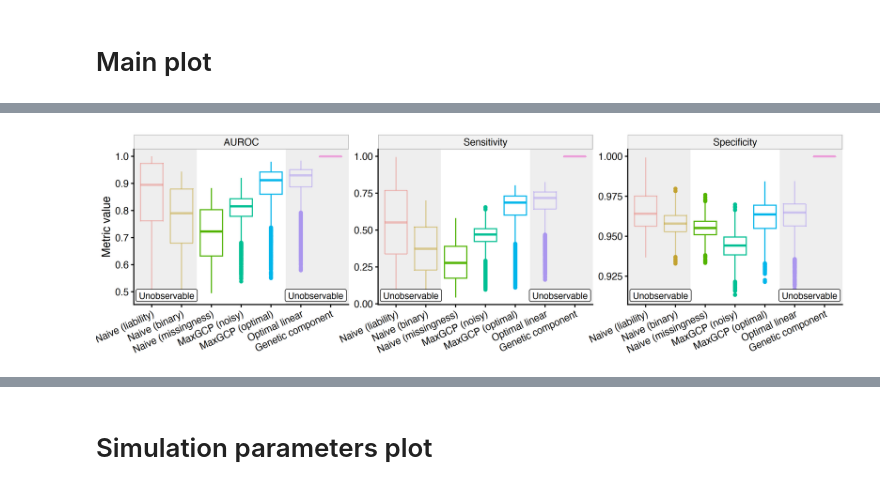
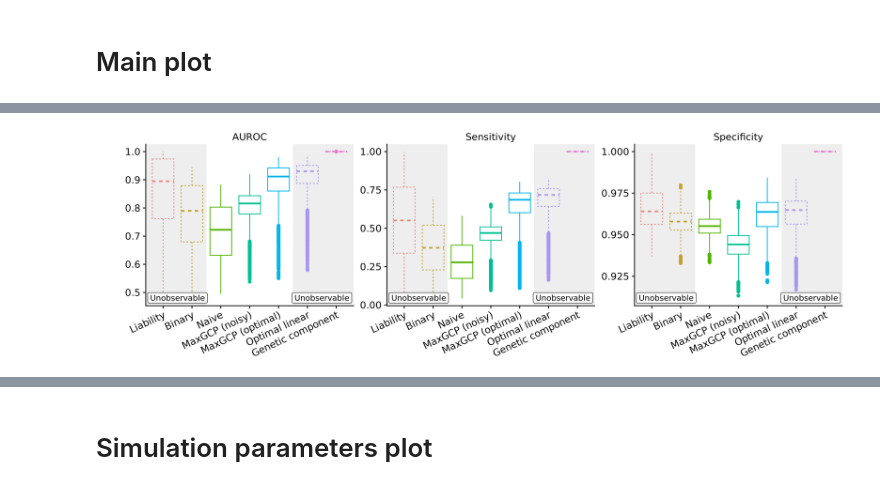
Before and after one commit to tatonetti-lab/maxgcp-analysis, a Jupyter notebook: 1.simulation/plot.ipynb, the cells around one changed output, grey strips where cells are left out. Cells and saved outputs as stored; diff of their text form; code cells hidden in the pictures.

```diff
--- a/1.simulation/plot.ipynb
+++ b/1.simulation/plot.ipynb
@@ -26,5 +11,5 @@ This is mgcv 1.9-1. For overview type 'help("mgcv-package")'.
 # %%
-full_df <- read_tsv("data/full_summary.tsv") %>%
+full_df <- read_tsv_arrow("data/full_summary.tsv.zst") %>%
     mutate(
         i = str_extract(path, "(?<=sim_)[0-9]+"),
         h = str_extract(path, "(?<=h_)[\\.0-9]+"),
@@ -110,45 +50,56 @@ main_plot <- full_df %>%
     mutate(
         method = method %>%
             recode_factor(
-                liability = "Naive (liability)",
-                `binary_m_0.0` = "Naive (binary)",
-                `binary_m_0.25` = "Naive (missingness)",
+                # liability = "Naive (liability)",
+                # `binary_m_0.0` = "Naive (binary)",
+                # `binary_m_0.25` = "Naive (missingness)",
+                # `maxgcp_m_0.25_v_0.05` = "MaxGCP (noisy)",
+                # `maxgcp_m_0.25_v_0.0` = "MaxGCP (optimal)",
+                # optimal = "Optimal linear",
+                # g = "Genetic component",
+                liability = "Liability",
+                `binary_m_0.0` = "Binary",
+                `binary_m_0.25` = "Naive",
                 `maxgcp_m_0.25_v_0.05` = "MaxGCP (noisy)",
                 `maxgcp_m_0.25_v_0.0` = "MaxGCP (optimal)",
                 optimal = "Optimal linear",
                 g = "Genetic component",
             ),
-        dashed = method %in% c("Naive (liability)", "Naive (binary)", "Optimal linear", "Genetic component"),
+        # dashed = method %in% c("Naive (liability)", "Naive (binary)", "Optimal linear", "Genetic component"),
+        dashed = method %in% c("Liability", "Binary", "Optimal linear", "Genetic component"),
     ) %>%
     filter(!str_detect(method, "_")) %>%
     filter(h == 0.5, s == 0.9, p == 0.0) %>%
     distinct %>%
     rename(Sensitivity = sensitivity, Specificity = specificity) %>%
     pivot_longer(c(AUROC:Specificity), names_to = "metric", values_to = "metric_value") %>%
     ggplot(aes(x = method, y = metric_value, color = method)) +
     geom_boxplot(aes(linetype = dashed)) +
     annotate(
         geom = "rect", xmin = -Inf, xmax = 2.5, ymin = -Inf, ymax = Inf,
         fill = "grey", color = "transparent", alpha = 0.25,
     ) +
     annotate(
         geom = "rect", xmin = 5.5, xmax = Inf, ymin = -Inf, ymax = Inf,
         fill = "grey", color = "transparent", alpha = 0.25,
     ) +
-    annotate(geom = "label", x = 1.5, y = -Inf, label = "Unobservable", hjust = 0.5, vjust = -0.25) +
-    annotate(geom = "label", x = 6.5, y = -Inf, label = "Unobservable", hjust = 0.5, vjust = -0.25) +
+    annotate(geom = "label", x = 1.5, y = -Inf, label = "Unobservable", hjust = 0.5, vjust = -0.25, size = 3.5) +
+    annotate(geom = "label", x = 6.5, y = -Inf, label = "Unobservable", hjust = 0.5, vjust = -0.25, size = 3.5) +
+    ylab("Metric value") +
     theme_cowplot() +
     facet_wrap(vars(metric), scales = "free_y") +
     theme(
         axis.text.x = element_text(angle = 25, hjust = 1),
         axis.title.x = element_blank(),
+        axis.title.y = element_blank(),
         legend.position = "none",
-        strip.background = element_rect(fill = "grey95", color = "grey75")
-    ) +
-    ylab("Metric value")
+        # strip.background = element_rect(fill = "grey95", color = "grey75"),
+        strip.background = element_blank(),
+        plot.margin = margin(0, 0.25, 0, 1.25, "cm")
+    )
 
 save_plot("img/main.all.png", main_plot, base_width = 13, base_height = 4, dpi = 400)
 
 main_plot
 # %% [output]
-[figure, old version]
+[figure, new version]
```
Also changed, not shown: parts of 7 cells of this notebook, 4 other files.
